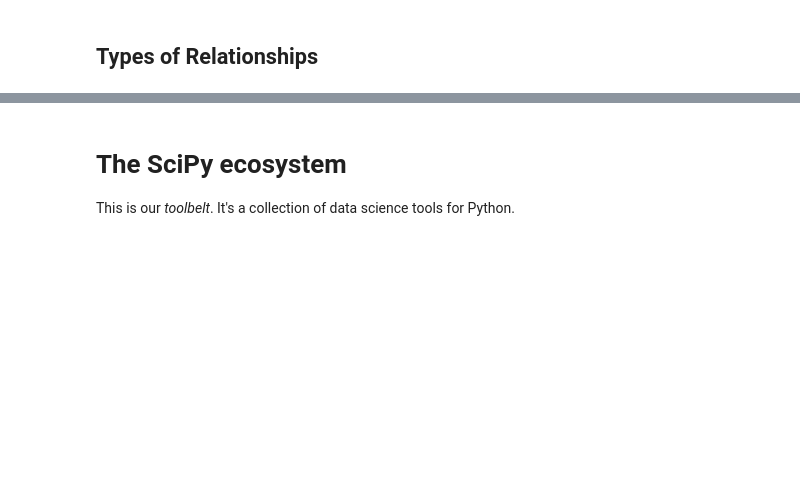
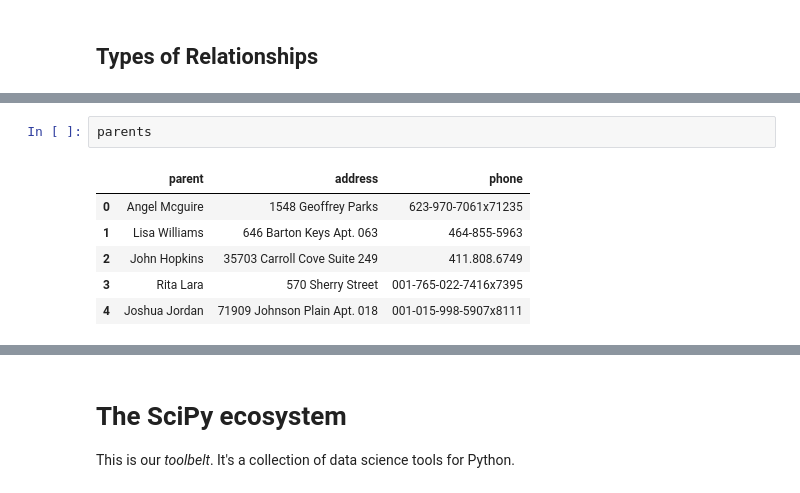
Before and after one commit to organisciak/Scripting-Course, a Jupyter notebook: slides/01-introduction.ipynb, the cells around one changed output, grey strips where cells are left out. Drawn from its saved outputs; the diff is of its cells as text; blank space fills up the shorter version.

```diff
--- a/slides/01-introduction.ipynb
+++ b/slides/01-introduction.ipynb
@@ -336,0 +304,9 @@ Left Inner Join
+# %%
+parents
+# %% [output]
+|  | parent | address | phone |
+| 0 | Angel Mcguire | 1548 Geoffrey Parks | 623-970-7061x71235 |
+| 1 | Lisa Williams | 646 Barton Keys Apt. 063 | 464-855-5963 |
+| 2 | John Hopkins | 35703 Carroll Cove Suite 249 | 411.808.6749 |
+| 3 | Rita Lara | 570 Sherry Street | 001-765-022-7416x7395 |
+| 4 | Joshua Jordan | 71909 Johnson Plain Apt. 018 | 001-015-998-5907x8111 |
```
Also changed, not shown: parts of 79 cells of this notebook, 2 other files.
